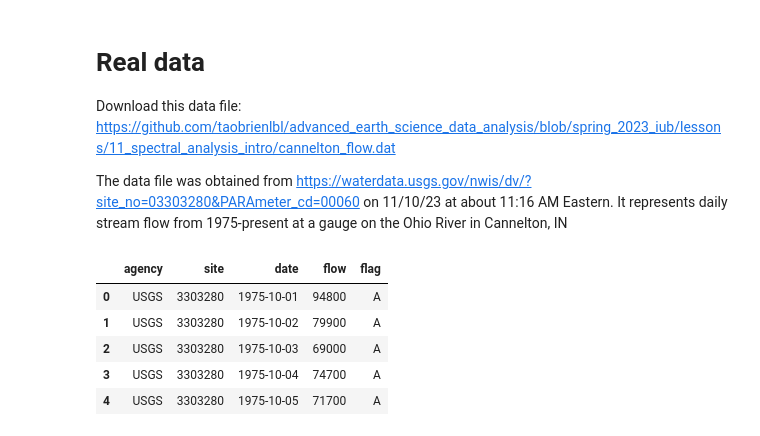
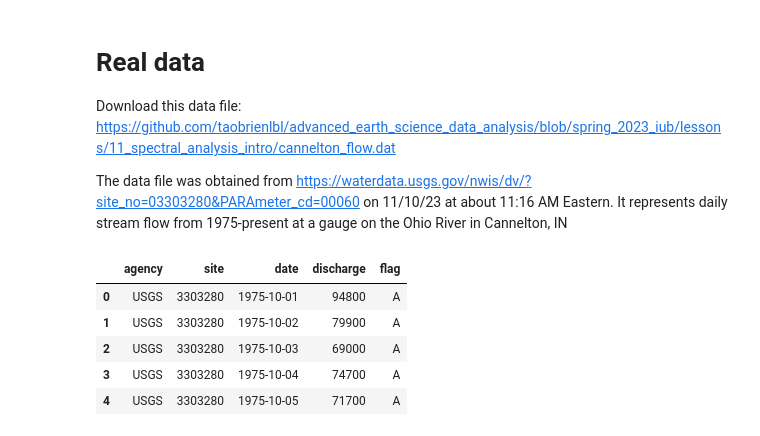
Before and after one commit to match798/G690, a Jupyter notebook: 11_spectral_analysis_intro/11_workalong_01_fft.ipynb, the cells around one changed output. Saved outputs shown, nothing was run; the diff lists cells and outputs as text; code cells hidden in the pictures.

```diff
--- a/11_spectral_analysis_intro/11_workalong_01_fft.ipynb
+++ b/11_spectral_analysis_intro/11_workalong_01_fft.ipynb
@@ -112,12 +118,12 @@ The data file was obtained from https://waterdata.usgs.gov/nwis/dv/?site_no=0330
 import pandas as pd
 # %%
 """ Load the data file. """
-stream_flow_url = "https://raw.githubusercontent.com/taobrienlbl/advanced_earth_science_data_analysis/spring_2023_iub/lessons/11_spectral_analysis_intro/cannelton_flow.dat"
-stream_flow_df = pd.read_csv(stream_flow_url, sep= '\t', skiprows=30, header=None,
-                             names = ['agency', 'site', 'date', 'flow', 'flag'], parse_dates=['date'])
-stream_flow_df.head()
+discharge_url = "https://raw.githubusercontent.com/taobrienlbl/advanced_earth_science_data_analysis/spring_2023_iub/lessons/11_spectral_analysis_intro/cannelton_flow.dat"
+discharge_df = pd.read_csv(discharge_url, sep= '\t', skiprows=30, header=None,
+                             names = ['agency', 'site', 'date', 'discharge', 'flag'], parse_dates=['date'])
+discharge_df.head()
 # %% [output]
-|  | agency | site | date | flow | flag |
+|  | agency | site | date | discharge | flag |
 | 0 | USGS | 3303280 | 1975-10-01 | 94800 | A |
 | 1 | USGS | 3303280 | 1975-10-02 | 79900 | A |
 | 2 | USGS | 3303280 | 1975-10-03 | 69000 | A |
```
Also changed, not shown: parts of 8 cells of this notebook.
